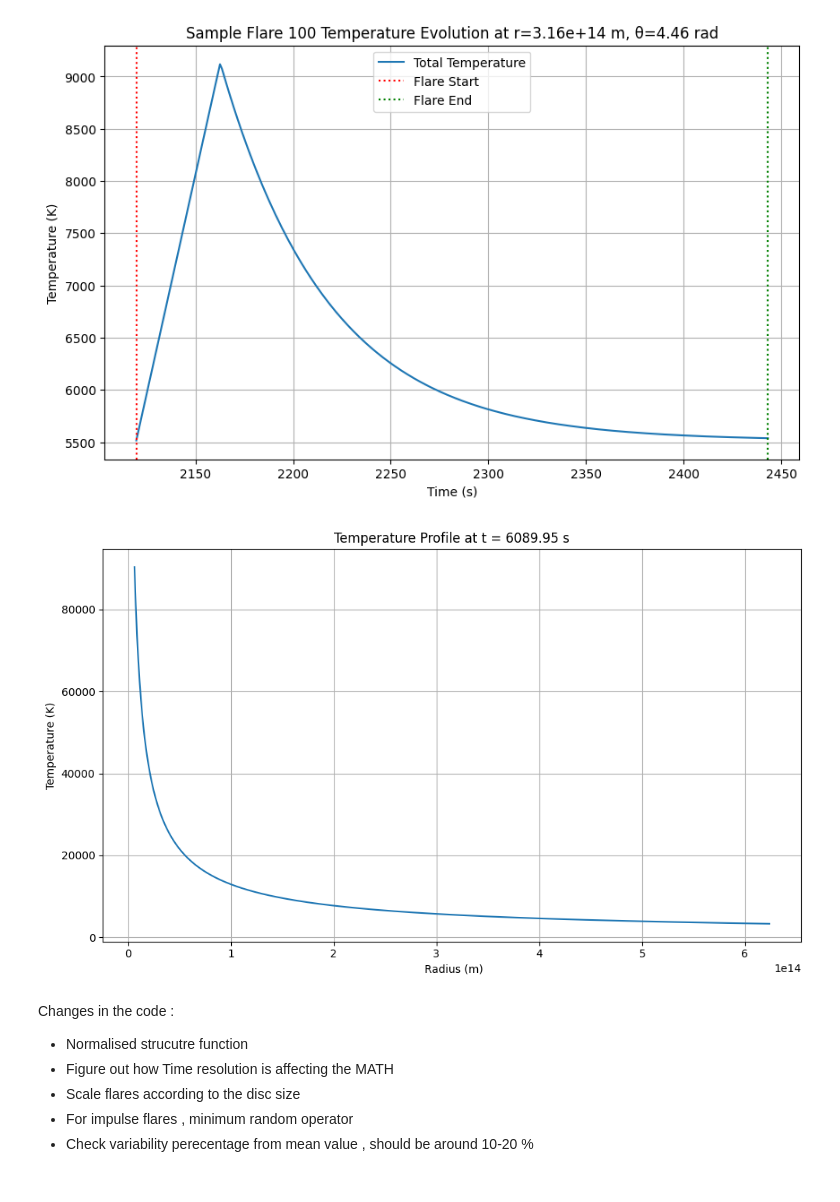
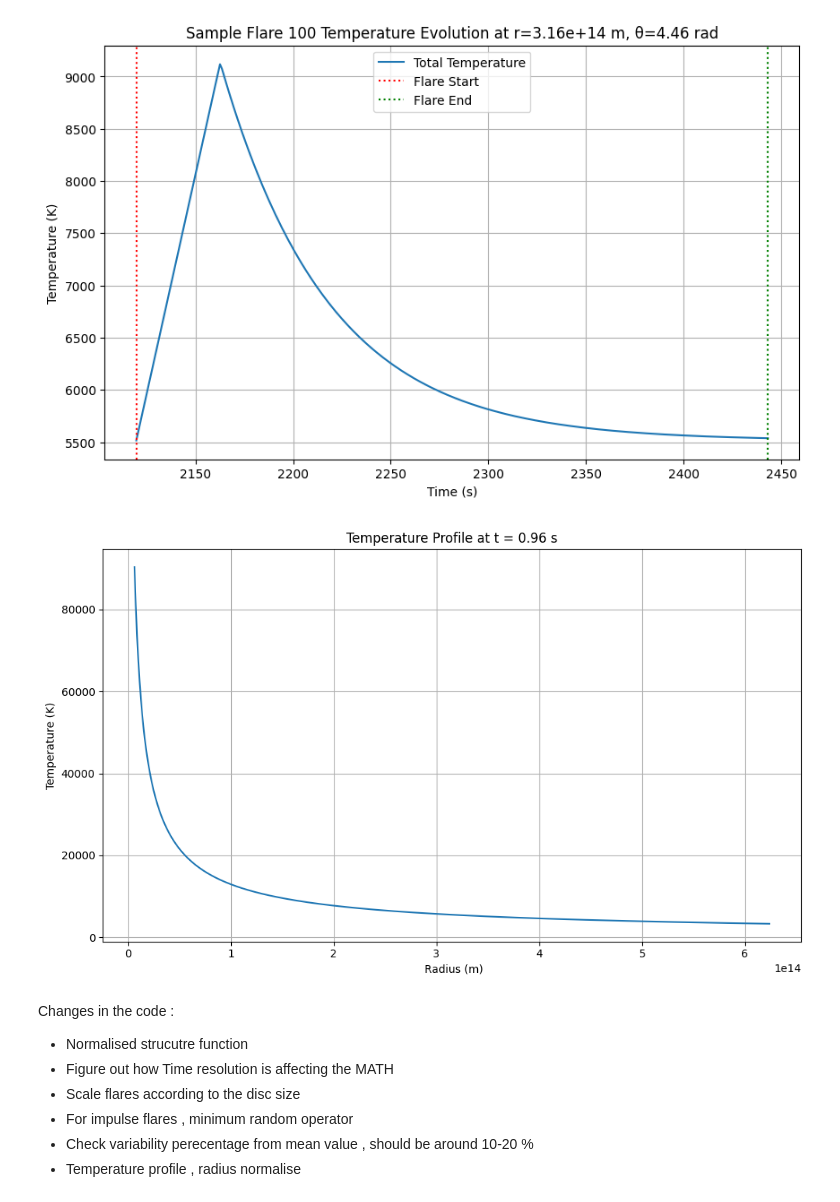
Before and after one commit to 221Shaurya/AGN_variability, a Jupyter notebook: color_evolution.ipynb, the cells around one changed output. Cells and saved outputs as stored; diff of their text form; code cells hidden in the pictures.

```diff
--- a/color_evolution.ipynb
+++ b/color_evolution.ipynb
@@ -447,35 +466,35 @@ def plot_temperature_profile_at_time(specific_time):
     """
     # Ensure the specific time is within the simulation time range
     if specific_time < times[0] or specific_time > times[-1]:
         print(f"Time {specific_time} s is outside the simulation range ({times[0]} s to {times[-1]} s).")
         return
 
     # Find the index of the closest time to the specific_time
     time_index = np.argmin(np.abs(times - specific_time))
     actual_time = times[time_index]
 
     # Extract temperature data at the specific time
     temperature_at_time = total_temperature[:, :, time_index]  # Shape: (num_points, num_angular_sections)
 
     # Average over theta to get temperature as a function of radius
     temperature_profile = np.mean(temperature_at_time, axis=1)  # Shape: (num_points,)
 
     # Plot temperature profile
     plt.figure(figsize=(10, 6))
     plt.plot(radii, temperature)
     #plt.xscale('log')
     plt.xlabel(' Radius (m)')
     plt.ylabel('Temperature (K)')
     plt.title(f'Temperature Profile at t = {actual_time:.2f} s')
     plt.grid(True)
     plt.tight_layout()
     plt.show()
 
 # Example usage:
 # You can specify any time within your simulation range
-plot_temperature_profile_at_time(specific_time=6090)  # Replace 5000 with desired time in seconds
+plot_temperature_profile_at_time(specific_time=1)  # Replace 5000 with desired time in seconds
 # %% [output]
-[figure, old version]
+[figure, new version]
 # %% [markdown]
 Changes in the code :
 - Normalised strucutre function
@@ -483,3 +502,4 @@ Changes in the code :
 - Scale flares according to the disc size
 - For impulse flares , minimum random operator
 - Check variability perecentage from mean value , should be around 10-20 %
+- Temperature profile , radius normalise
```
Also changed, not shown: parts of 1 cell of this notebook, 1 other file.
